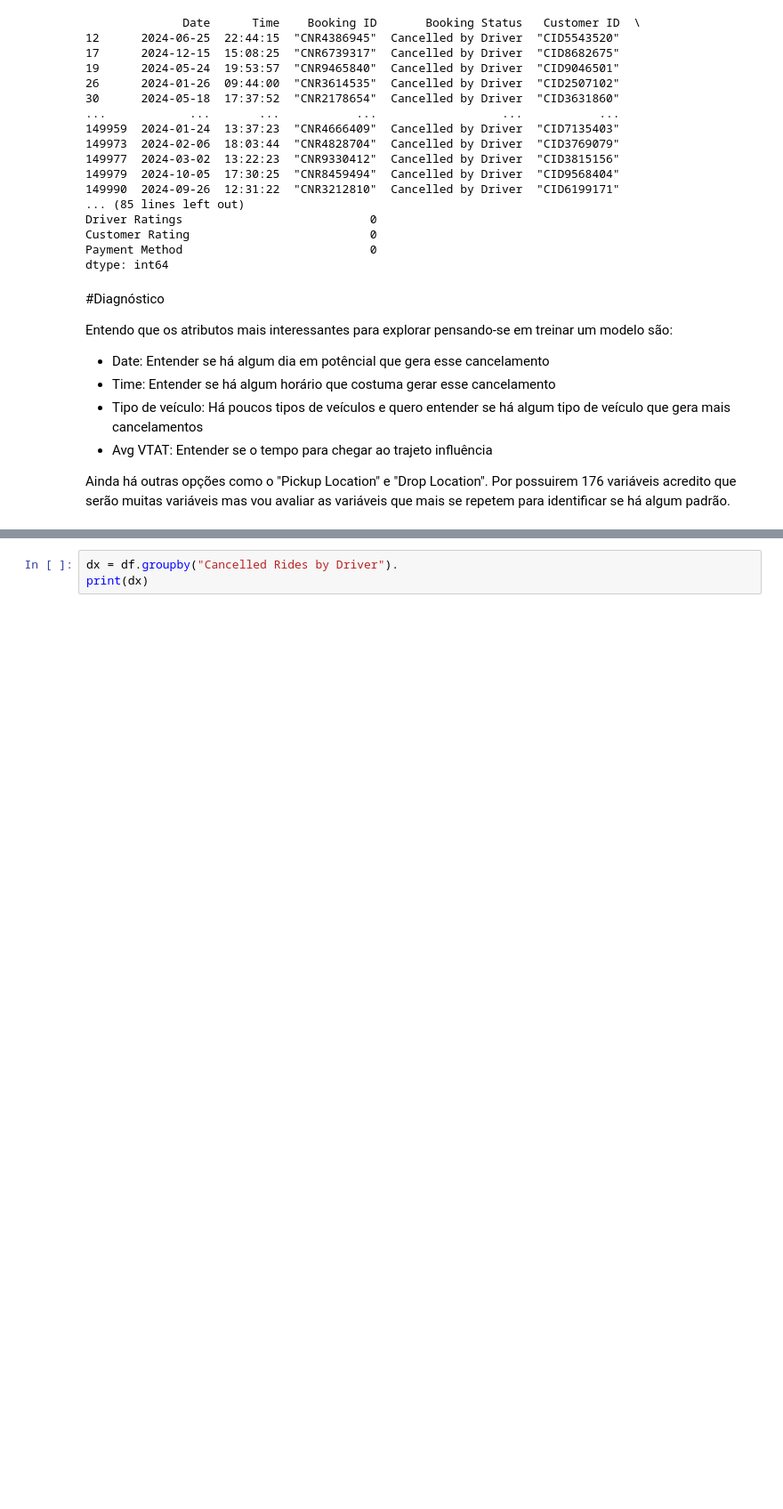
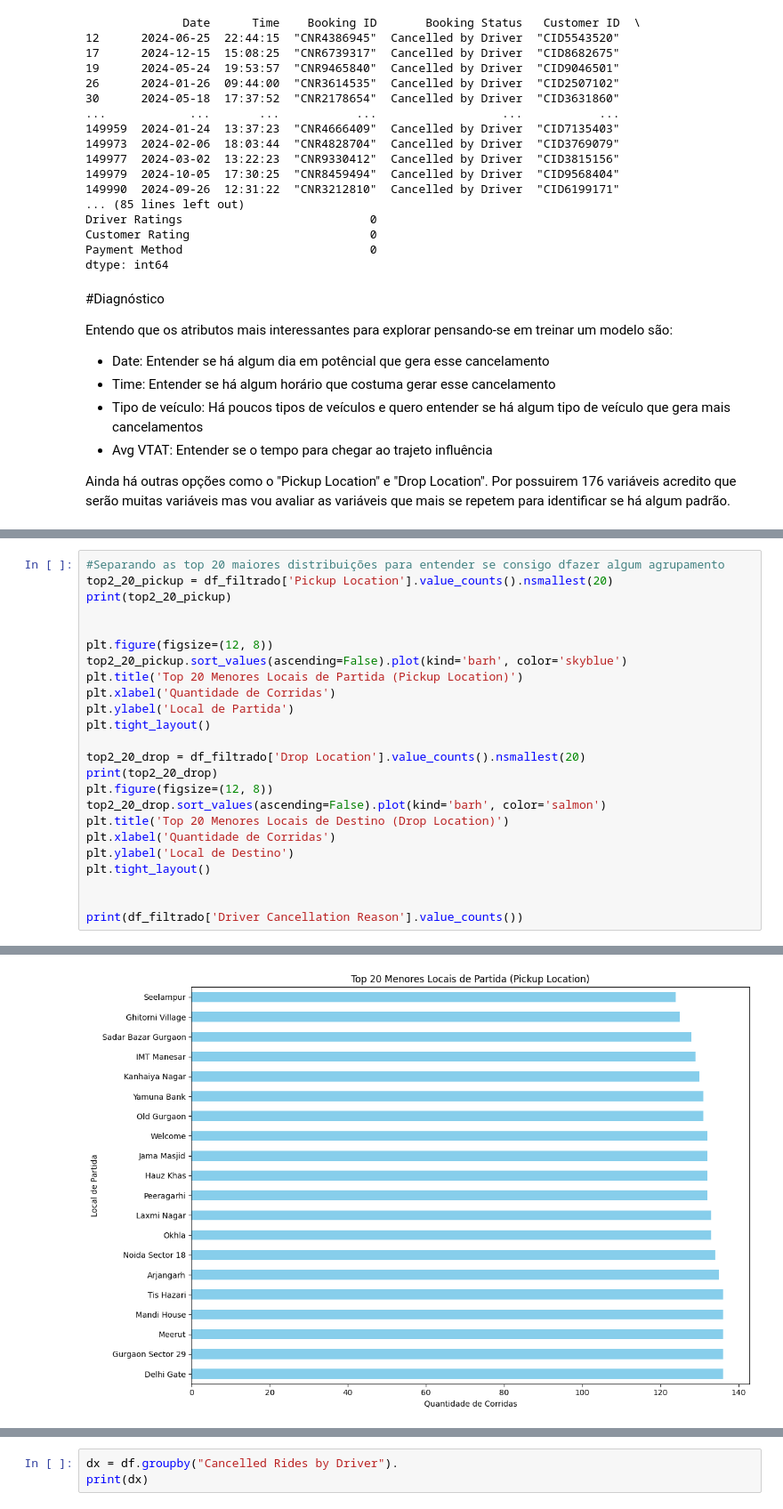
Before and after one commit to enakirimoto/Machine-Learning-and-Analytics, a Jupyter notebook: Projeto_Eric_MVP_ML_&_Analytics.ipynb, the cells around one changed output, grey strips where cells are left out. Shown at 89% size. Drawn from its saved outputs; the diff is of its cells as text; blank space fills up the shorter version.

```diff
--- a/Projeto_Eric_MVP_ML_&_Analytics.ipynb
+++ b/Projeto_Eric_MVP_ML_&_Analytics.ipynb
@@ -196,0 +238,25 @@ Ainda há outras opções como o "Pickup Location" e "Drop Location". Por possui
+# %%
+#Separando as top 20 maiores distribuições para entender se consigo dfazer algum agrupamento
+top2_20_pickup = df_filtrado['Pickup Location'].value_counts().nsmallest(20)
+print(top2_20_pickup)
+
+
+plt.figure(figsize=(12, 8))
+top2_20_pickup.sort_values(ascending=False).plot(kind='barh', color='skyblue')
+plt.title('Top 20 Menores Locais de Partida (Pickup Location)')
+plt.xlabel('Quantidade de Corridas')
+plt.ylabel('Local de Partida')
+plt.tight_layout()
+
+top2_20_drop = df_filtrado['Drop Location'].value_counts().nsmallest(20)
+print(top2_20_drop)
+plt.figure(figsize=(12, 8))
+top2_20_drop.sort_values(ascending=False).plot(kind='barh', color='salmon')
+plt.title('Top 20 Menores Locais de Destino (Drop Location)')
+plt.xlabel('Quantidade de Corridas')
+plt.ylabel('Local de Destino')
+plt.tight_layout()
+
+
+print(df_filtrado['Driver Cancellation Reason'].value_counts())
+# %% [output]
@@ -196,0 +280 @@ Ainda há outras opções como o "Pickup Location" e "Drop Location". Por possui
+[figure, added]
```
Also changed, not shown: parts of 3 cells of this notebook.
